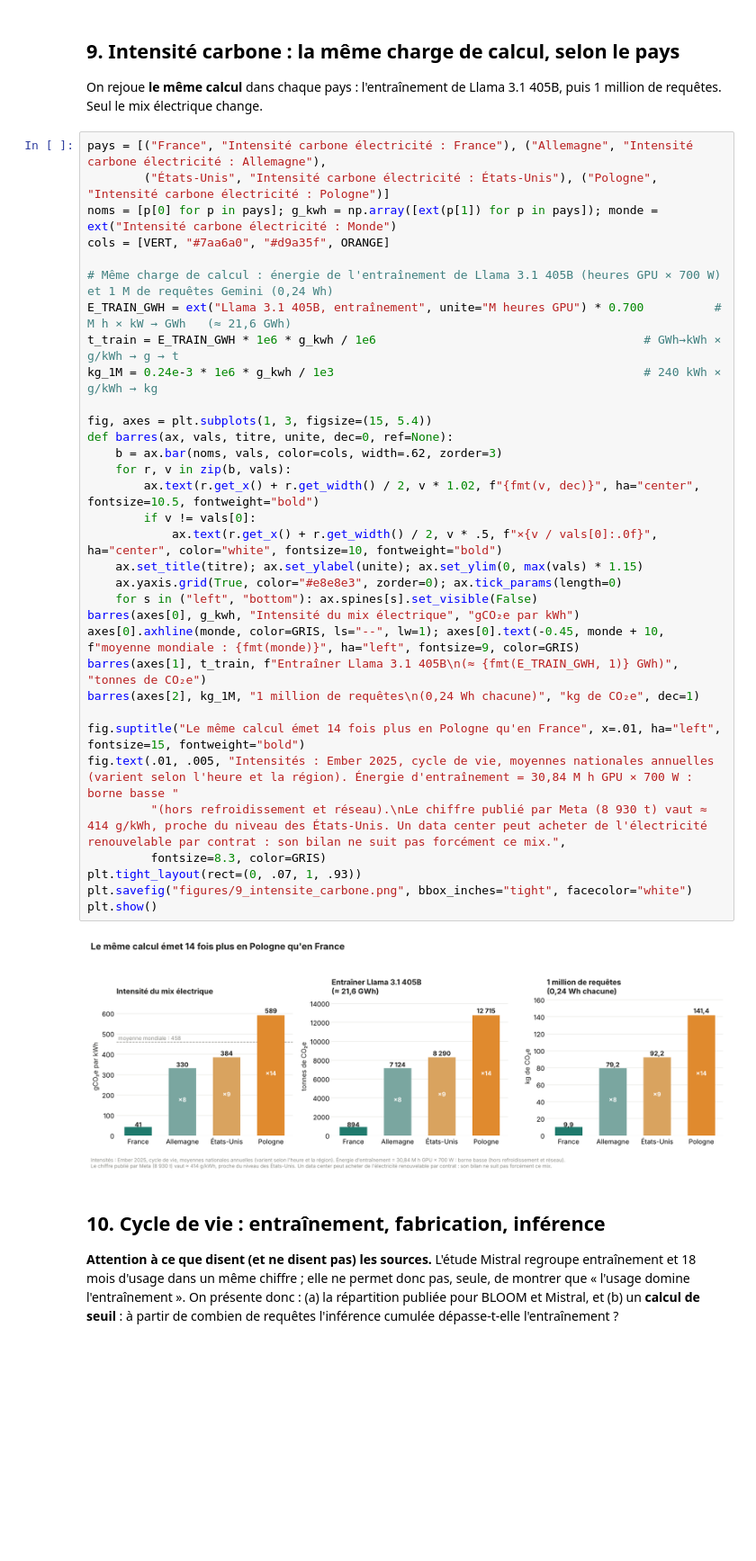
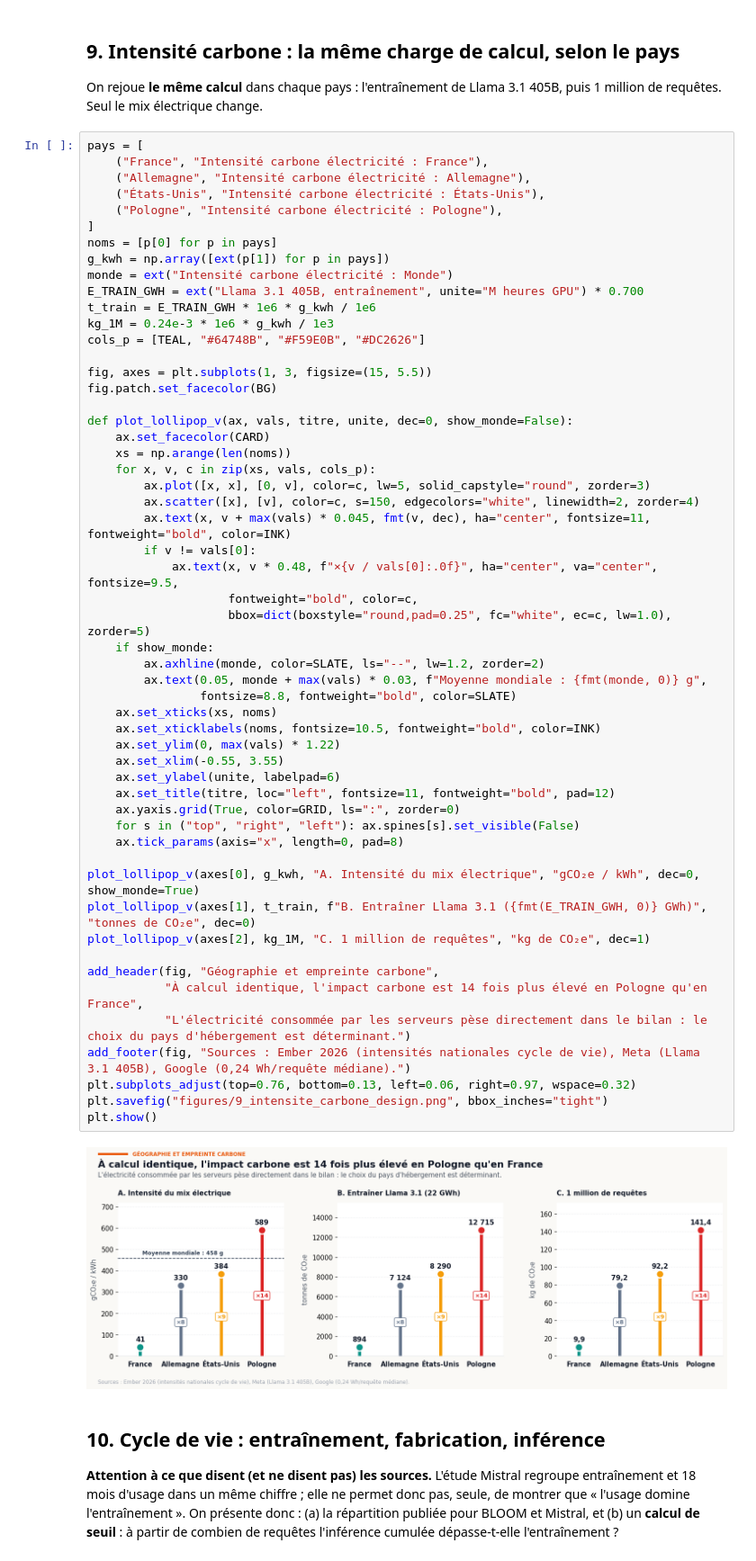
Before and after one commit to DufaudSimon/Projet_Impact_IA_Generative, a Jupyter notebook: Data/Data_centers/Data_center_donnees_externes.ipynb, the cells around one changed output. Shown at 90% size. Drawn from its saved outputs; the diff is of its cells as text; blank space fills up the shorter version.

```diff
--- a/Data/Data_centers/Data_center_donnees_externes.ipynb
+++ b/Data/Data_centers/Data_center_donnees_externes.ipynb
@@ -198,40 +273,61 @@ plt.show()
 ## 9. Intensité carbone : la même charge de calcul, selon le pays
 On rejoue **le même calcul** dans chaque pays : l'entraînement de Llama 3.1 405B, puis 1 million de requêtes. Seul le mix électrique change.
 # %%
-pays = [("France", "Intensité carbone électricité : France"), ("Allemagne", "Intensité carbone électricité : Allemagne"),
-        ("États-Unis", "Intensité carbone électricité : États-Unis"), ("Pologne", "Intensité carbone électricité : Pologne")]
-noms = [p[0] for p in pays]; g_kwh = np.array([ext(p[1]) for p in pays]); monde = ext("Intensité carbone électricité : Monde")
-cols = [VERT, "#7aa6a0", "#d9a35f", ORANGE]
+pays = [
+    ("France", "Intensité carbone électricité : France"),
+    ("Allemagne", "Intensité carbone électricité : Allemagne"),
+    ("États-Unis", "Intensité carbone électricité : États-Unis"),
+    ("Pologne", "Intensité carbone électricité : Pologne"),
+]
+noms = [p[0] for p in pays]
+g_kwh = np.array([ext(p[1]) for p in pays])
+monde = ext("Intensité carbone électricité : Monde")
+E_TRAIN_GWH = ext("Llama 3.1 405B, entraînement", unite="M heures GPU") * 0.700
+t_train = E_TRAIN_GWH * 1e6 * g_kwh / 1e6
+kg_1M = 0.24e-3 * 1e6 * g_kwh / 1e3
+cols_p = [TEAL, "#64748B", "#F59E0B", "#DC2626"]
 
-# Même charge de calcul : énergie de l'entraînement de Llama 3.1 405B (heures GPU × 700 W) et 1 M de requêtes Gemini (0,24 Wh)
-E_TRAIN_GWH = ext("Llama 3.1 405B, entraînement", unite="M heures GPU") * 0.700          # M h × kW → GWh   (≈ 21,6 GWh)
-t_train = E_TRAIN_GWH * 1e6 * g_kwh / 1e6                                      # GWh→kWh × g/kWh → g → t
-kg_1M = 0.24e-3 * 1e6 * g_kwh / 1e3                                            # 240 kWh × g/kWh → kg
+fig, axes = plt.subplots(1, 3, figsize=(15, 5.5))
+fig.patch.set_facecolor(BG)
 
-fig, axes = plt.subplots(1, 3, figsize=(15, 5.4))
-def barres(ax, vals, titre, unite, dec=0, ref=None):
-    b = ax.bar(noms, vals, color=cols, width=.62, zorder=3)
-    for r, v in zip(b, vals):
-        ax.text(r.get_x() + r.get_width() / 2, v * 1.02, f"{fmt(v, dec)}", ha="center", fontsize=10.5, fontweight="bold")
+def plot_lollipop_v(ax, vals, titre, unite, dec=0, show_monde=False):
+    ax.set_facecolor(CARD)
+    xs = np.arange(len(noms))
+    for x, v, c in zip(xs, vals, cols_p):
+        ax.plot([x, x], [0, v], color=c, lw=5, solid_capstyle="round", zorder=3)
+        ax.scatter([x], [v], color=c, s=150, edgecolors="white", linewidth=2, zorder=4)
+        ax.text(x, v + max(vals) * 0.045, fmt(v, dec), ha="center", fontsize=11, fontweight="bold", color=INK)
         if v != vals[0]:
-            ax.text(r.get_x() + r.get_width() / 2, v * .5, f"×{v / vals[0]:.0f}", ha="center", color="white", fontsize=10, fontweight="bold")
-    ax.set_title(titre); ax.set_ylabel(unite); ax.set_ylim(0, max(vals) * 1.15)
-    ax.yaxis.grid(True, color="#e8e8e3", zorder=0); ax.tick_params(length=0)
-    for s in ("left", "bottom"): ax.spines[s].set_visible(False)
-barres(axes[0], g_kwh, "Intensité du mix électrique", "gCO₂e par kWh")
-axes[0].axhline(monde, color=GRIS, ls="--", lw=1); axes[0].text(-0.45, monde + 10, f"moyenne mondiale : {fmt(monde)}", ha="left", fontsize=9, color=GRIS)
-barres(axes[1], t_train, f"Entraîner Llama 3.1 405B\n(≈ {fmt(E_TRAIN_GWH, 1)} GWh)", "tonnes de CO₂e")
-barres(axes[2], kg_1M, "1 million de requêtes\n(0,24 Wh chacune)", "kg de CO₂e", dec=1)
+            ax.text(x, v * 0.48, f"×{v / vals[0]:.0f}", ha="center", va="center", fontsize=9.5,
+                    fontweight="bold", color=c,
+                    bbox=dict(boxstyle="round,pad=0.25", fc="white", ec=c, lw=1.0), zorder=5)
+    if show_monde:
+        ax.axhline(monde, color=SLATE, ls="--", lw=1.2, zorder=2)
+        ax.text(0.05, monde + max(vals) * 0.03, f"Moyenne mondiale : {fmt(monde, 0)} g",
+                fontsize=8.8, fontweight="bold", color=SLATE)
+    ax.set_xticks(xs, noms)
+    ax.set_xticklabels(noms, fontsize=10.5, fontweight="bold", color=INK)
+    ax.set_ylim(0, max(vals) * 1.22)
+    ax.set_xlim(-0.55, 3.55)
+    ax.set_ylabel(unite, labelpad=6)
+    ax.set_title(titre, loc="left", fontsize=11, fontweight="bold", pad=12)
+    ax.yaxis.grid(True, color=GRID, ls=":", zorder=0)
+    for s in ("top", "right", "left"): ax.spines[s].set_visible(False)
+    ax.tick_params(axis="x", length=0, pad=8)
 
-fig.suptitle("Le même calcul émet 14 fois plus en Pologne qu'en France", x=.01, ha="left", fontsize=15, fontweight="bold")
-fig.text(.01, .005, "Intensités : Ember 2025, cycle de vie, moyennes nationales annuelles (varient selon l'heure et la région). Énergie d'entraînement = 30,84 M h GPU × 700 W : borne basse "
-         "(hors refroidissement et réseau).\nLe chiffre publié par Meta (8 930 t) vaut ≈ 414 g/kWh, proche du niveau des États-Unis. Un data center peut acheter de l'électricité renouvelable par contrat : son bilan ne suit pas forcément ce mix.",
-         fontsize=8.3, color=GRIS)
-plt.tight_layout(rect=(0, .07, 1, .93))
-plt.savefig("figures/9_intensite_carbone.png", bbox_inches="tight", facecolor="white")
+plot_lollipop_v(axes[0], g_kwh, "A. Intensité du mix électrique", "gCO₂e / kWh", dec=0, show_monde=True)
+plot_lollipop_v(axes[1], t_train, f"B. Entraîner Llama 3.1 ({fmt(E_TRAIN_GWH, 0)} GWh)", "tonnes de CO₂e", dec=0)
+plot_lollipop_v(axes[2], kg_1M, "C. 1 million de requêtes", "kg de CO₂e", dec=1)
+
+add_header(fig, "Géographie et empreinte carbone",
+           "À calcul identique, l'impact carbone est 14 fois plus élevé en Pologne qu'en France",
+           "L'électricité consommée par les serveurs pèse directement dans le bilan : le choix du pays d'hébergement est déterminant.")
+add_footer(fig, "Sources : Ember 2026 (intensités nationales cycle de vie), Meta (Llama 3.1 405B), Google (0,24 Wh/requête médiane).")
+plt.subplots_adjust(top=0.76, bottom=0.13, left=0.06, right=0.97, wspace=0.32)
+plt.savefig("figures/9_intensite_carbone_design.png", bbox_inches="tight")
 plt.show()
 # %% [output]
-[figure, old version]
+[figure, new version]
 # %% [markdown]
 ## 10. Cycle de vie : entraînement, fabrication, inférence
 **Attention à ce que disent (et ne disent pas) les sources.** L'étude Mistral regroupe entraînement et 18 mois d'usage dans un même chiffre ; elle ne permet donc pas, seule, de montrer que « l'usage domine l'entraînement ». On présente donc : (a) la répartition publiée pour BLOOM et Mistral, et (b) un **calcul de seuil** : à partir de combien de requêtes l'inférence cumulée dépasse-t-elle l'entraînement ?
```
Also changed, not shown: parts of 5 cells of this notebook, 23 other files.
